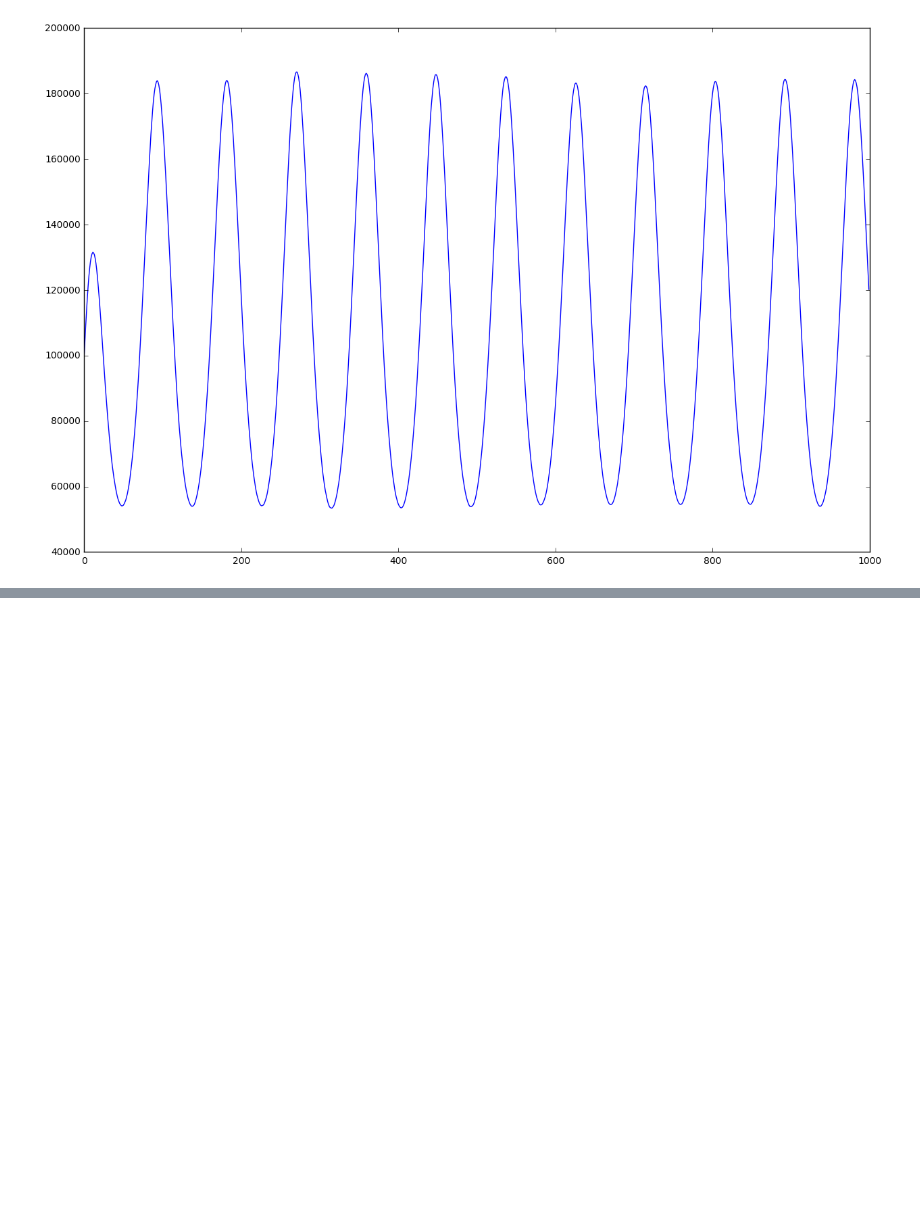
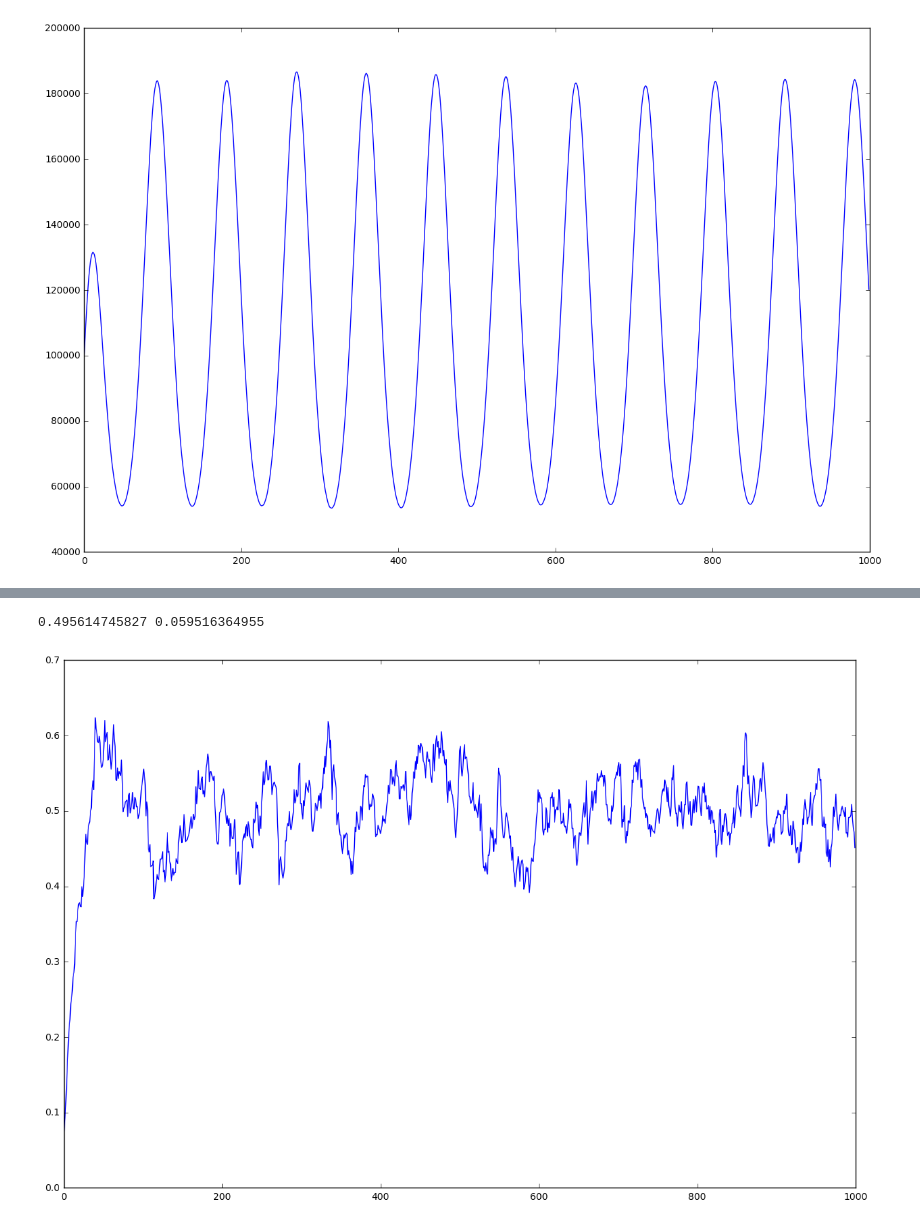
Before and after one commit to cpehle/quantum-drude-oscillators, a Jupyter notebook: plot-results.ipynb, the cells around one changed output, grey strips where cells are left out. Saved outputs shown, nothing was run; the diff lists cells and outputs as text; code cells hidden in the pictures; blank space fills up the shorter version.

```diff
--- a/plot-results.ipynb
+++ b/plot-results.ipynb
@@ -29,0 +35,5 @@ plt.plot(np.loadtxt(file("./dmc-harmonic-oscillator-python/numbers").readlines()
+# %%
+plot_energies("./dmc-harmonic-oscillator-python/numbers-0.1")
+# %% [output]
+0.495614745827 0.059516364955
+[figure, added]
```
Also changed, not shown: parts of 8 cells of this notebook.
